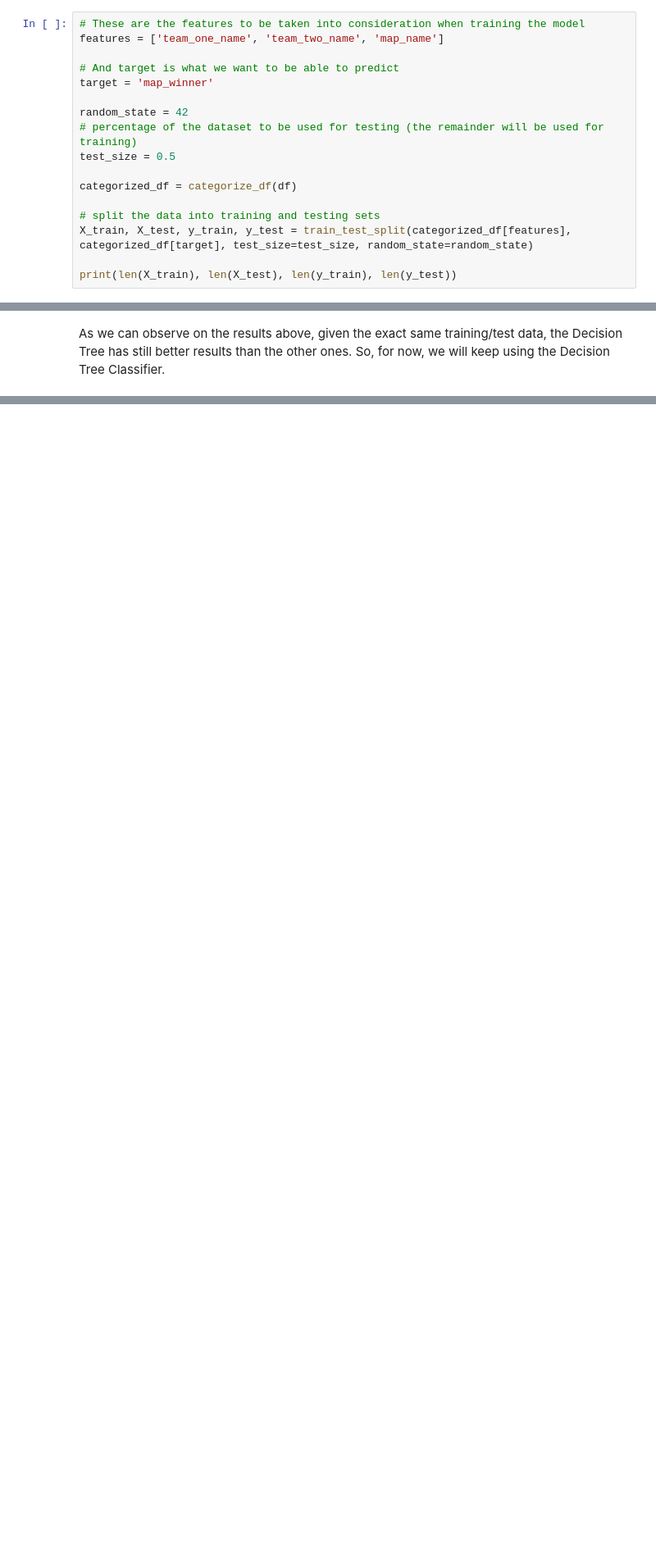
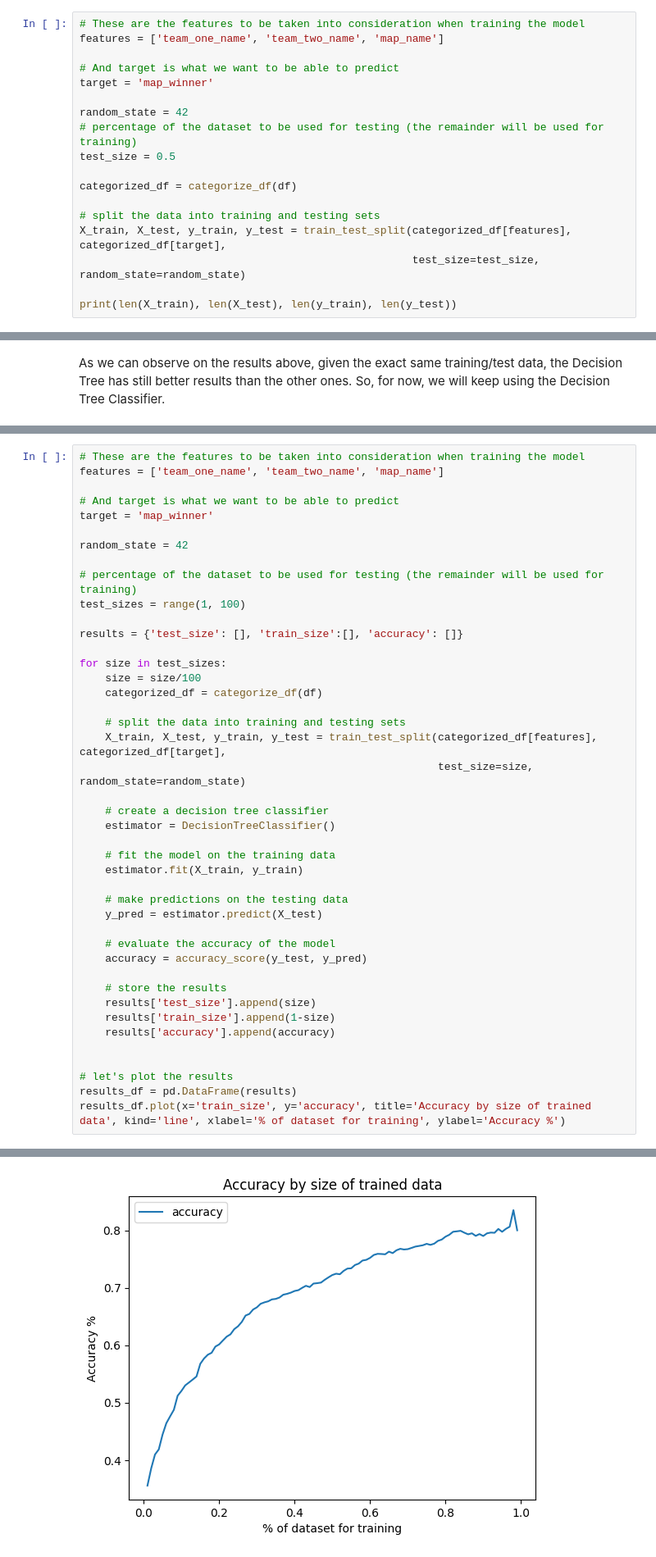
Before and after one commit to viniciusbarros/mtu-artificial-inteligence, a Jupyter notebook: AI/CA3/DataDrivenModel_Template.ipynb, the cells around one changed output, grey strips where cells are left out. Shown: that part at 82% size. Cells and saved outputs as stored; diff of their text form; blank space fills up the shorter version.

```diff
--- a/AI/CA3/DataDrivenModel_Template.ipynb
+++ b/AI/CA3/DataDrivenModel_Template.ipynb
@@ -171,7 +175,8 @@ test_size = 0.5
 categorized_df = categorize_df(df)
 
 # split the data into training and testing sets
-X_train, X_test, y_train, y_test = train_test_split(categorized_df[features], categorized_df[target], test_size=test_size, random_state=random_state)
+X_train, X_test, y_train, y_test = train_test_split(categorized_df[features], categorized_df[target],
+                                                    test_size=test_size, random_state=random_state)
 
 print(len(X_train), len(X_test), len(y_train), len(y_test))
 # %% [output]
@@ -224,0 +234,44 @@ As we can observe on the results above, given the exact same training/test data,
+# %%
+# These are the features to be taken into consideration when training the model
+features = ['team_one_name', 'team_two_name', 'map_name']
+
+# And target is what we want to be able to predict
+target = 'map_winner'
+
+random_state = 42
+
+# percentage of the dataset to be used for testing (the remainder will be used for training)
+test_sizes = range(1, 100)
+
+results = {'test_size': [], 'train_size':[], 'accuracy': []}
+
+for size in test_sizes:
+    size = size/100
+    categorized_df = categorize_df(df)
+
+    # split the data into training and testing sets
+    X_train, X_test, y_train, y_test = train_test_split(categorized_df[features], categorized_df[target],
+                                                        test_size=size, random_state=random_state)
+
+    # create a decision tree classifier
+    estimator = DecisionTreeClassifier()
+
+    # fit the model on the training data
+    estimator.fit(X_train, y_train)
+
+    # make predictions on the testing data
+    y_pred = estimator.predict(X_test)
+
+    # evaluate the accuracy of the model
+    accuracy = accuracy_score(y_test, y_pred)
+
+    # store the results
+    results['test_size'].append(size)
+    results['train_size'].append(1-size)
+    results['accuracy'].append(accuracy)
+
+
+# let's plot the results
+results_df = pd.DataFrame(results)
+results_df.plot(x='train_size', y='accuracy', title='Accuracy by size of trained data', kind='line', xlabel='% of dataset for training', ylabel='Accuracy %')
+# %% [output]
@@ -224,0 +279 @@ As we can observe on the results above, given the exact same training/test data,
+[figure, added]
```
Also changed, not shown: parts of 21 cells of this notebook.
